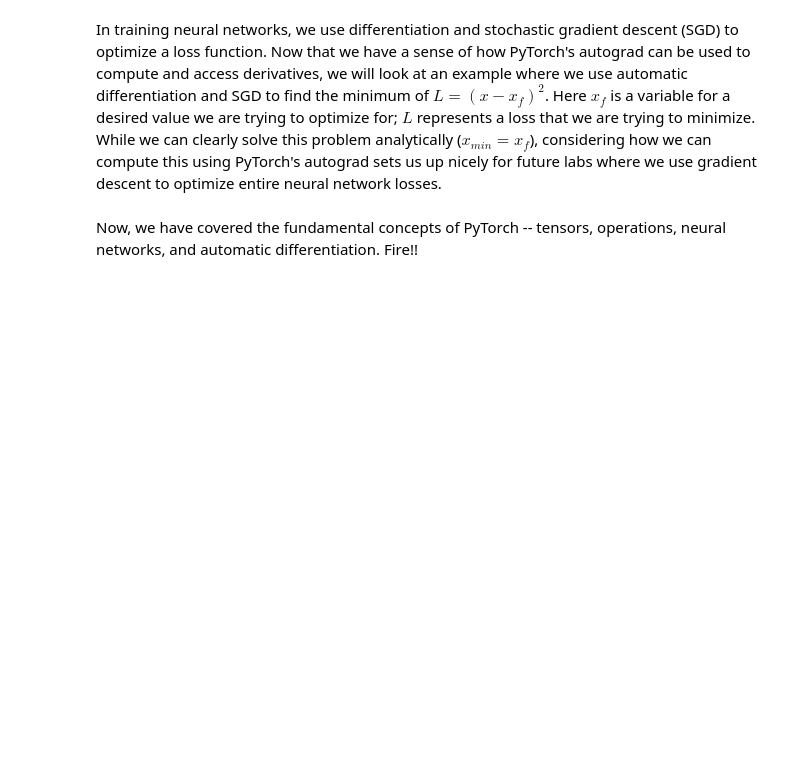
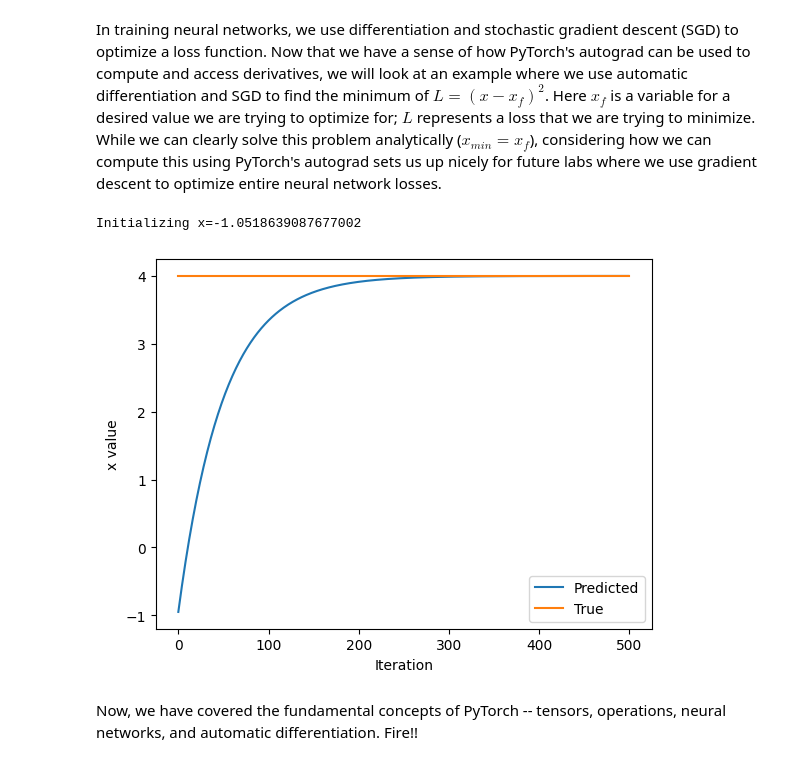
Before and after one commit to Myymyuu/Sock, a Jupyter notebook: lab1/PT_Part1_Intro.ipynb, the cells around one changed output. Cells and saved outputs as stored; diff of their text form; code cells hidden in the pictures; blank space fills up the shorter version.

```diff
--- a/lab1/PT_Part1_Intro.ipynb
+++ b/lab1/PT_Part1_Intro.ipynb
@@ -314,33 +328,36 @@ In training neural networks, we use differentiation and stochastic gradient desc
 x = torch.randn(1)
 print(f"Initializing x={x.item()}")
 
 learning_rate = 1e-2  # Learning rate
 history = []
 x_f = 4  # Target value
 
 
 # We will run gradient descent for a number of iterations. At each iteration, we compute the loss,
 #   compute the derivative of the loss with respect to x, and perform the update.
 for i in range(500):
     x = torch.tensor([x], requires_grad=True)
 
     # TODO: Compute the loss as the square of the difference between x and x_f
-    loss = # TODO
+    loss = torch.square(x-x_f)
 
     # Backpropagate through the loss to compute gradients
     loss.backward()
 
     # Update x with gradient descent
     x = x.item() - learning_rate * x.grad
 
     history.append(x.item())
 
 # Plot the evolution of x as we optimize toward x_f!
 plt.plot(history)
 plt.plot([0, 500], [x_f, x_f])
 plt.legend(('Predicted', 'True'))
 plt.xlabel('Iteration')
 plt.ylabel('x value')
 plt.show()
+# %% [output]
+Initializing x=-1.0518639087677002
+[figure, added]
 # %% [markdown]
 Now, we have covered the fundamental concepts of PyTorch -- tensors, operations, neural networks, and automatic differentiation. Fire!!
```
Also changed, not shown: parts of 7 cells of this notebook.
